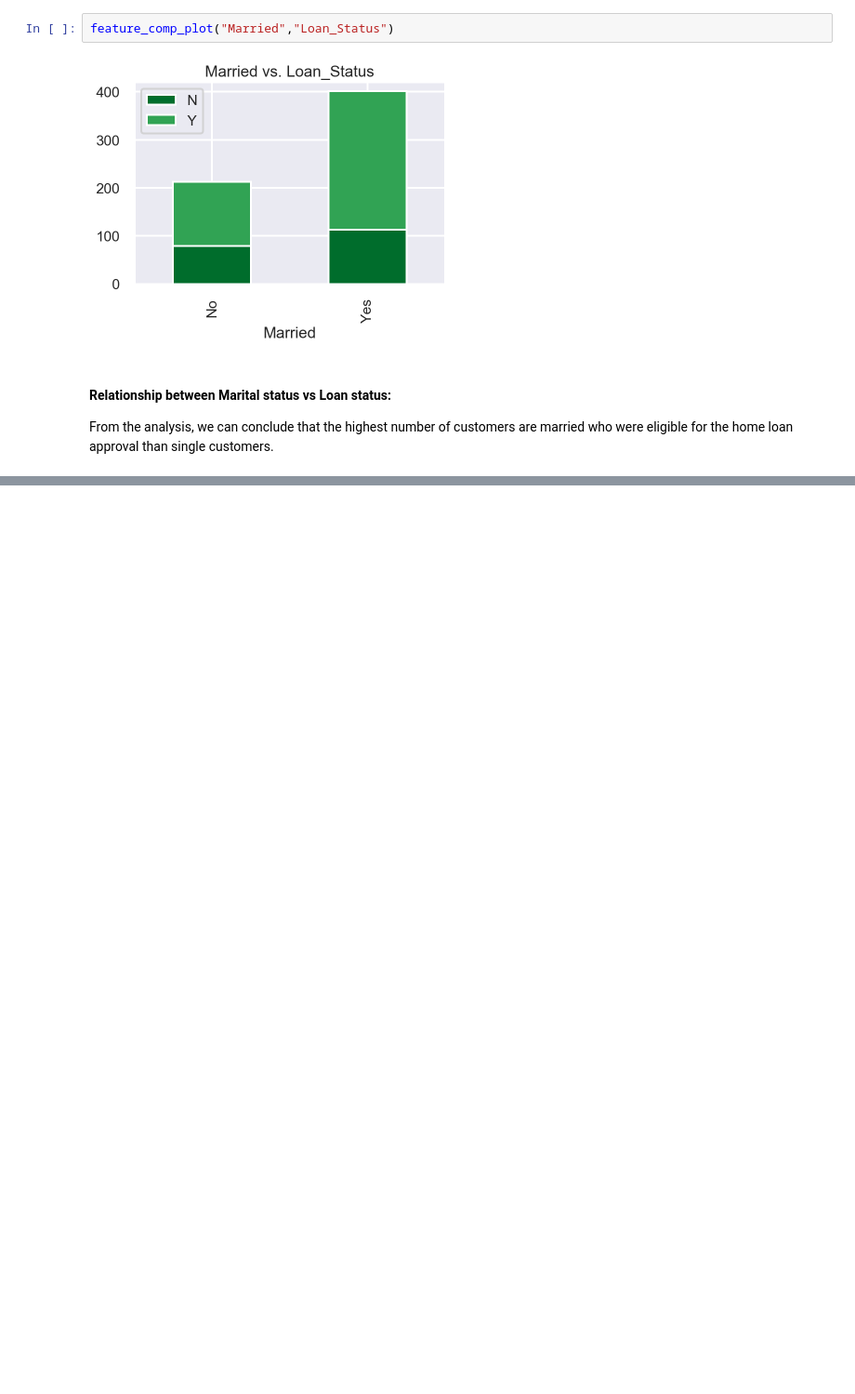
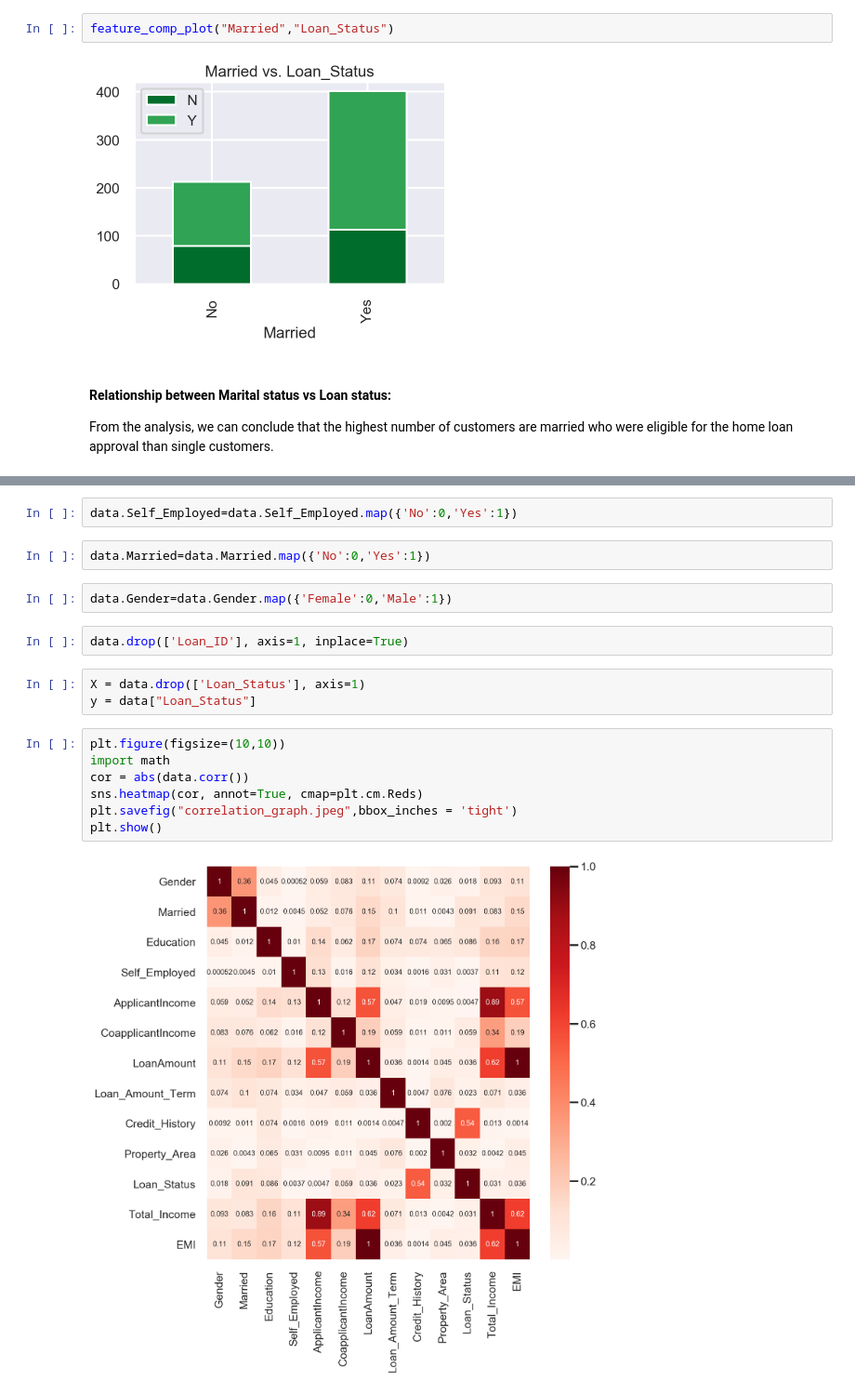
Before and after one commit to shiv0204/DataScience_CareerTrack, a Jupyter notebook: Capstone_Project1/Capstone_Project_1.ipynb, the cells around one changed output, grey strips where cells are left out. Shown at 93% size. Saved outputs shown, nothing was run; the diff lists cells and outputs as text; blank space fills up the shorter version.

```diff
--- a/Capstone_Project_1.ipynb
+++ b/Capstone_Project1/Capstone_Project_1.ipynb
@@ -259,0 +306,20 @@ From the analysis, we can conclude that the highest number of customers are marr
+# %%
+data.Self_Employed=data.Self_Employed.map({'No':0,'Yes':1})
+# %%
+data.Married=data.Married.map({'No':0,'Yes':1})
+# %%
+data.Gender=data.Gender.map({'Female':0,'Male':1})
+# %%
+data.drop(['Loan_ID'], axis=1, inplace=True)
+# %%
+X = data.drop(['Loan_Status'], axis=1)
+y = data["Loan_Status"]
+# %%
+plt.figure(figsize=(10,10))
+import math
+cor = abs(data.corr())
+sns.heatmap(cor, annot=True, cmap=plt.cm.Reds)
+plt.savefig("correlation_graph.jpeg",bbox_inches = 'tight')
+plt.show()
+# %% [output]
+[figure, added]
```
Also changed, not shown: parts of 12 cells of this notebook, 15 other files.
